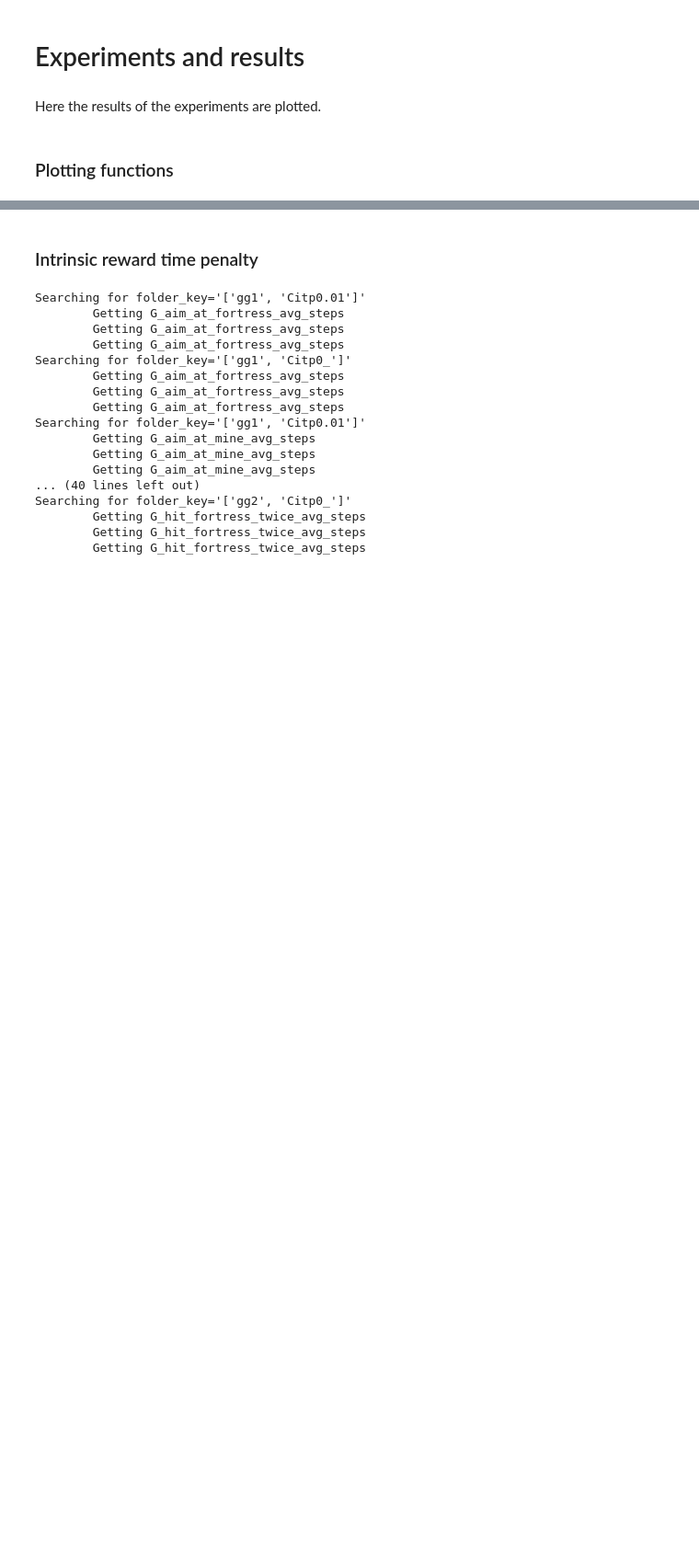
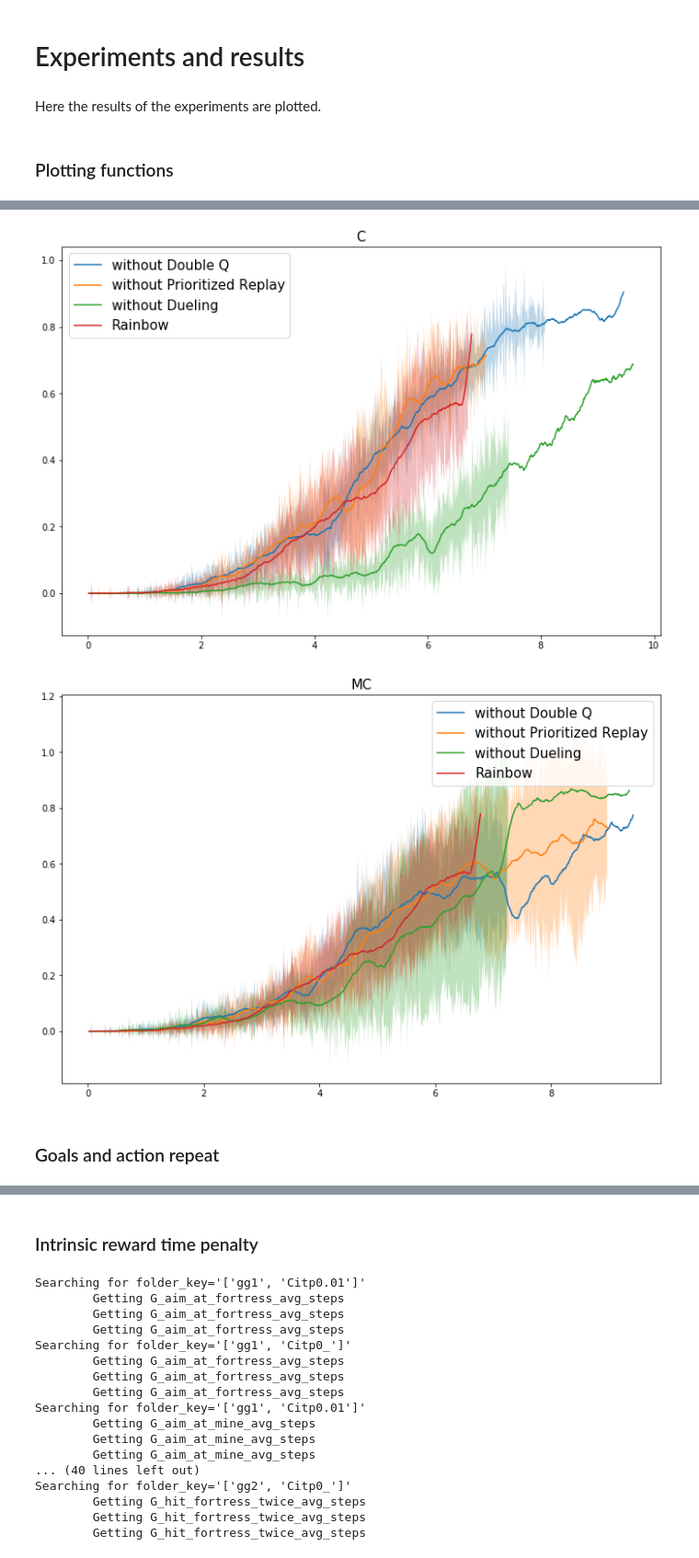
Before and after one commit to hipoglucido/Hierarchical-DRL-Tensorflow, a Jupyter notebook: plots.ipynb, the cells around one changed output, grey strips where cells are left out. Shown at 92% size. Drawn from its saved outputs; the diff is of its cells as text; code cells hidden in the pictures; blank space fills up the shorter version.

```diff
--- a/visualize_results.ipynb
+++ b/plots.ipynb
@@ -60,7 +60,7 @@ def get_all_series_averaged(folder_keys, scalar_key, experiment_folder,
                                                                 steps_mode, smooth = True):
     assert os.path.isdir(experiment_folder), "Not a dir: %s" % experiment_folder
     folder_keys = [folder_keys] if type(folder_keys) is not list else folder_keys
-    print("Searching for folder_key='%s'" % str(folder_keys))
+    print("Searching for folder_keys='%s'" % str(folder_keys))
     series_list = []
     run_paths = []
     for f in os.listdir(experiment_folder):
@@ -106,7 +106,8 @@ def get_all_series_averaged(folder_keys, scalar_key, experiment_folder,
             'stds'       : stds,
             'steps'      : steps,
             'time'       : avg_training_time,
-            'scalar_key' : scalar_key}
+            'scalar_key' : scalar_key,
+            'folder_keys': folder_keys}
 
     return data
 
@@ -157,0 +209,21 @@ scalar_key = 'avg_ep_reward'
+# %%
+# plt.figure(figsize = (12, 8))
+total_figures = 2
+for i in range(total_figures):
+    module = module_keys[i]
+    datas = datass[i]
+    plt.figure(figsize = (12, 8))
+#     plt.subplots(1, 2, i + 1)
+    for data in datas:
+        ablation = [fk for fk in data['folder_keys'] if '0' in fk][0][1:-2].replace(module, '')
+        label = "without %s" % extensions[ablation]
+        custom_subplot(data, label, time = False)
+    custom_subplot(rainbow_data, 'Rainbow', time = False)
+    plt.title(module, fontsize = fontsize)
+    plt.legend(fontsize = fontsize)
+    plt.show()
+# %% [output]
+[figure, added]
+[figure, added]
+# %% [markdown]
+### Goals and action repeat
```
Also changed, not shown: parts of 10 cells of this notebook, 2 other files.
